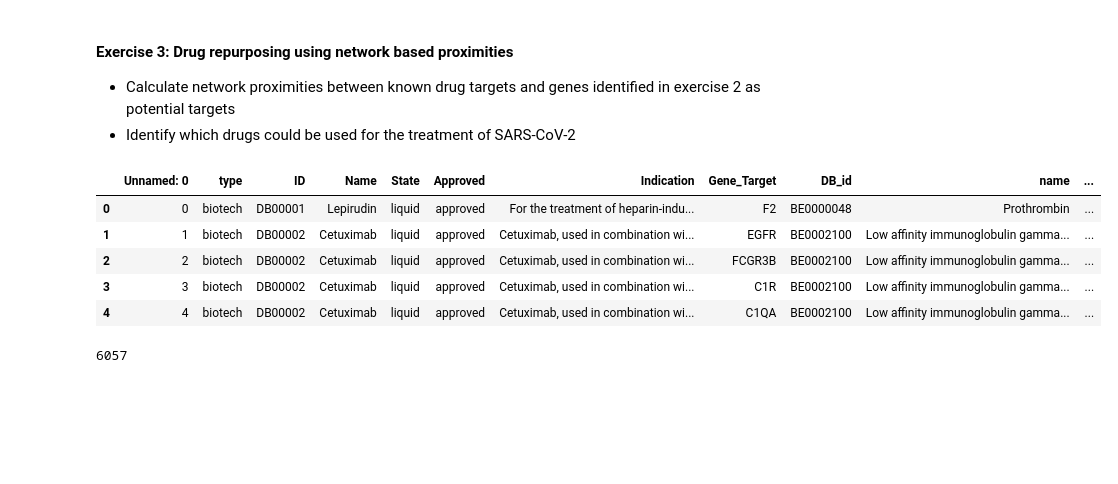
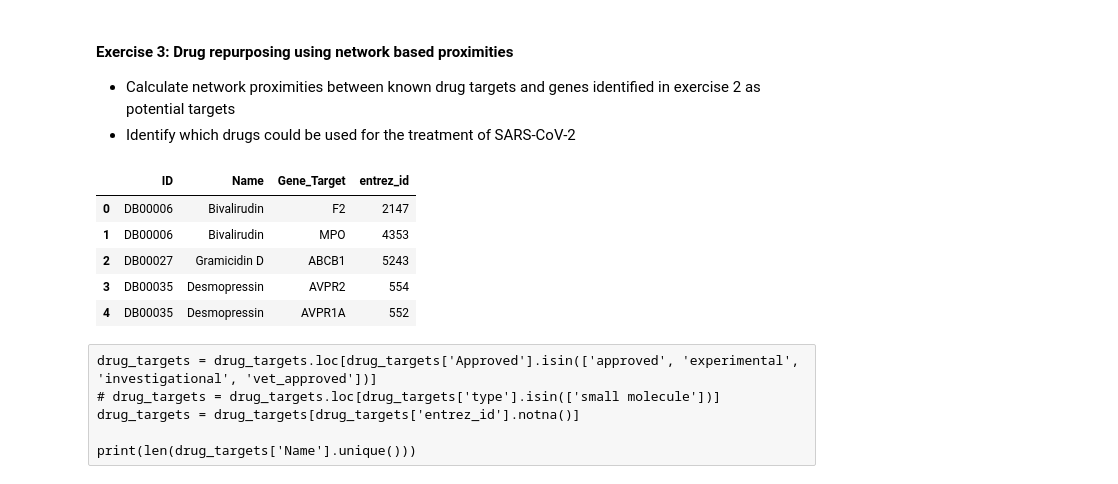
Before and after one commit to UEFBiomedicalInformaticsLab/NetBio_Summer_2023, a Jupyter notebook: Exercise_2_solutions.ipynb, the cells around one changed output. Saved outputs shown, nothing was run; the diff lists cells and outputs as text; code cells hidden in the pictures; blank space fills up the shorter version.

```diff
--- a/Exercise_2_solutions.ipynb
+++ b/Exercise_2_solutions.ipynb
@@ -175,23 +178,21 @@ nx.draw_networkx_nodes(module0_net, pos = module0_net_pos, nodelist = select_gen
 - Calculate network proximities between known drug targets and genes identified in exercise 2 as potential targets
 - Identify which drugs could be used for the treatment of SARS-CoV-2
 # %%
-drug_targets = pd.read_csv("Data/drug2targets.csv")
+drug_targets = pd.read_csv("Data/Exercise_Drugs.csv")
 drug_targets.head()
 # %% [output]
-|  | Unnamed: 0 | type | ID | Name | State | Approved | Indication | Gene_Target | DB_id | name | ... |
-| 0 | 0 | biotech | DB00001 | Lepirudin | liquid | approved | For the treatment of heparin-indu... | F2 | BE0000048 | Prothrombin | ... |
-| 1 | 1 | biotech | DB00002 | Cetuximab | liquid | approved | Cetuximab, used in combination wi... | EGFR | BE0002100 | Low affinity immunoglobulin gamma... | ... |
-| 2 | 2 | biotech | DB00002 | Cetuximab | liquid | approved | Cetuximab, used in combination wi... | FCGR3B | BE0002100 | Low affinity immunoglobulin gamma... | ... |
-| 3 | 3 | biotech | DB00002 | Cetuximab | liquid | approved | Cetuximab, used in combination wi... | C1R | BE0002100 | Low affinity immunoglobulin gamma... | ... |
-| 4 | 4 | biotech | DB00002 | Cetuximab | liquid | approved | Cetuximab, used in combination wi... | C1QA | BE0002100 | Low affinity immunoglobulin gamma... | ... |
+|  | ID | Name | Gene_Target | entrez_id |
+| 0 | DB00006 | Bivalirudin | F2 | 2147 |
+| 1 | DB00006 | Bivalirudin | MPO | 4353 |
+| 2 | DB00027 | Gramicidin D | ABCB1 | 5243 |
+| 3 | DB00035 | Desmopressin | AVPR2 | 554 |
+| 4 | DB00035 | Desmopressin | AVPR1A | 552 |
-# %%
-drug_targets = drug_targets.loc[drug_targets['Approved'].isin(['approved', 'experimental', 'investigational', 'vet_approved'])]
-# drug_targets = drug_targets.loc[drug_targets['type'].isin(['small molecule'])]
-drug_targets = drug_targets[drug_targets['entrez_id'].notna()]
-
-print(len(drug_targets['Name'].unique()))
-# %% [output]
-6057
+# %% [raw]
+drug_targets = drug_targets.loc[drug_targets['Approved'].isin(['approved', 'experimental', 'investigational', 'vet_approved'])]
+# drug_targets = drug_targets.loc[drug_targets['type'].isin(['small molecule'])]
+drug_targets = drug_targets[drug_targets['entrez_id'].notna()]
+
+print(len(drug_targets['Name'].unique()))
 # %%
 # Since our search space is the module 0, we reduce the drugs to only those that has targets in module 0
 drug_targets = drug_targets.loc[drug_targets['entrez_id'].isin(module0_net.nodes())]
```
Also changed, not shown: parts of 7 cells of this notebook, 26 other files.
